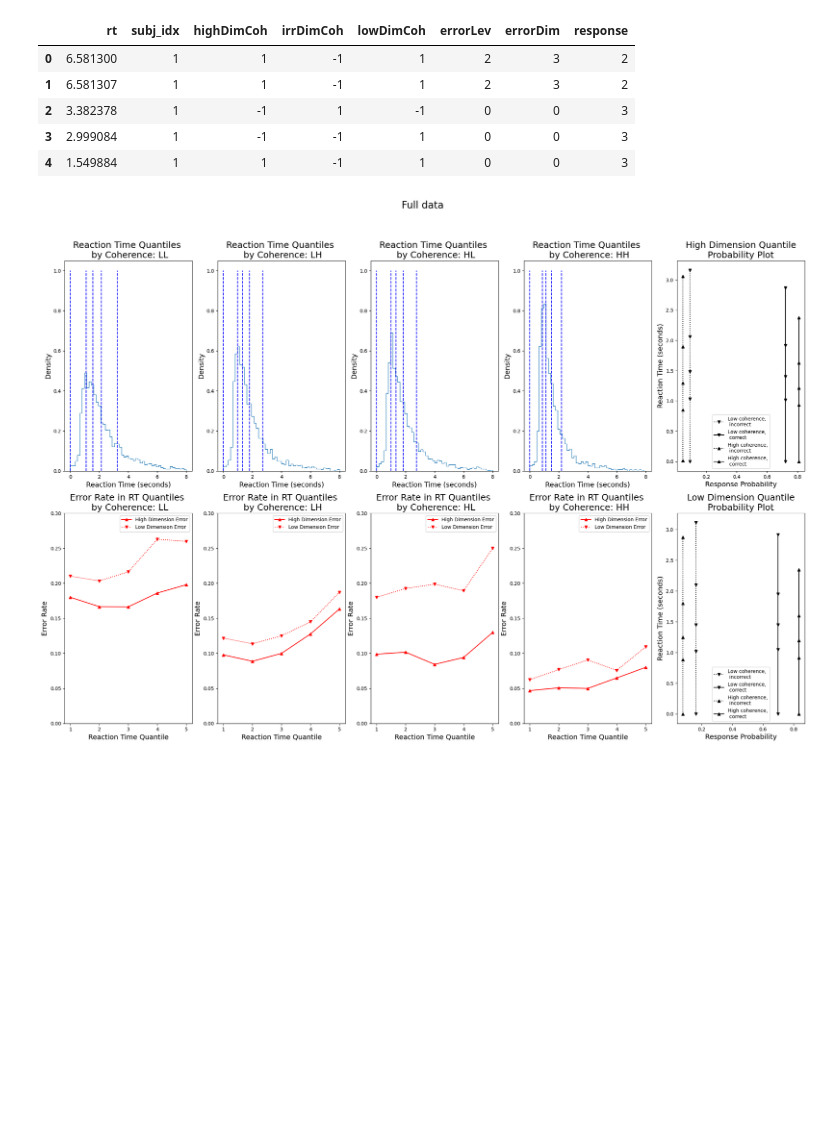
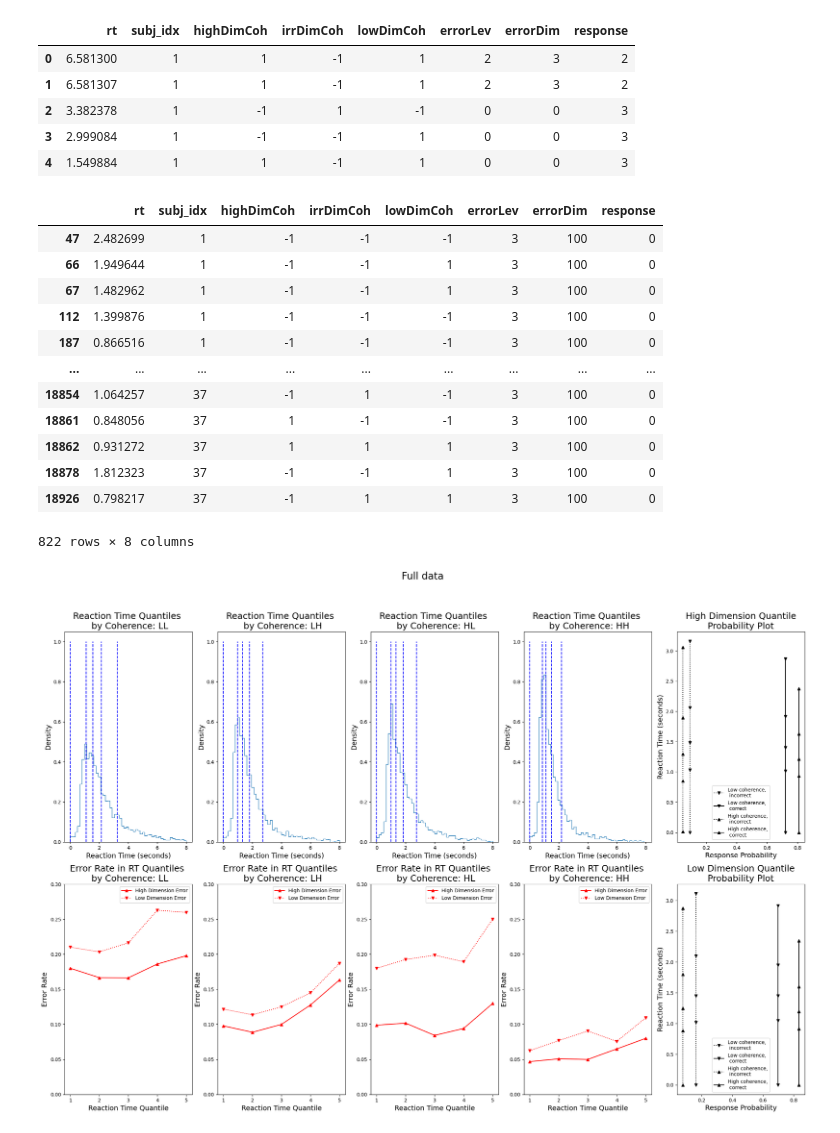
Before and after one commit to AndrewZhang599/chong-data, a Jupyter notebook: code/data_plotting.ipynb, the cells around one changed output. Cells and saved outputs as stored; diff of their text form; code cells hidden in the pictures; blank space fills up the shorter version.

```diff
--- a/code/data_plotting.ipynb
+++ b/code/data_plotting.ipynb
@@ -15,6 +15,24 @@ data_hssm_coding.head()
 | 2 | 3.382378 | 1 | -1 | 1 | -1 | 0 | 0 | 3 |
 | 3 | 2.999084 | 1 | -1 | -1 | 1 | 0 | 0 | 3 |
 | 4 | 1.549884 | 1 | 1 | -1 | 1 | 0 | 0 | 3 |
+# %%
+data_high_dim_err = data_hssm_coding[data_hssm_coding['response'] == 0]
+data_high_dim_err
+# np.any(data_high_dim_err['errorDim'] == 3)
+# %% [output]
+|  | rt | subj_idx | highDimCoh | irrDimCoh | lowDimCoh | errorLev | errorDim | response |
+| 47 | 2.482699 | 1 | -1 | -1 | -1 | 3 | 100 | 0 |
+| 66 | 1.949644 | 1 | -1 | -1 | 1 | 3 | 100 | 0 |
+| 67 | 1.482962 | 1 | -1 | -1 | 1 | 3 | 100 | 0 |
+| 112 | 1.399876 | 1 | -1 | -1 | -1 | 3 | 100 | 0 |
+| 187 | 0.866516 | 1 | -1 | -1 | -1 | 3 | 100 | 0 |
+| ... | ... | ... | ... | ... | ... | ... | ... | ... |
+| 18854 | 1.064257 | 37 | -1 | 1 | -1 | 3 | 100 | 0 |
+| 18861 | 0.848056 | 37 | 1 | -1 | -1 | 3 | 100 | 0 |
+| 18862 | 0.931272 | 37 | 1 | 1 | 1 | 3 | 100 | 0 |
+| 18878 | 1.812323 | 37 | -1 | -1 | 1 | 3 | 100 | 0 |
+| 18926 | 0.798217 | 37 | -1 | 1 | 1 | 3 | 100 | 0 |
+822 rows × 8 columns
 # %%
 data_hssm_coding['rxtime'] = data_hssm_coding['rt']
 data_hssm_coding['subj'] = data_hssm_coding['subj_idx']
```
